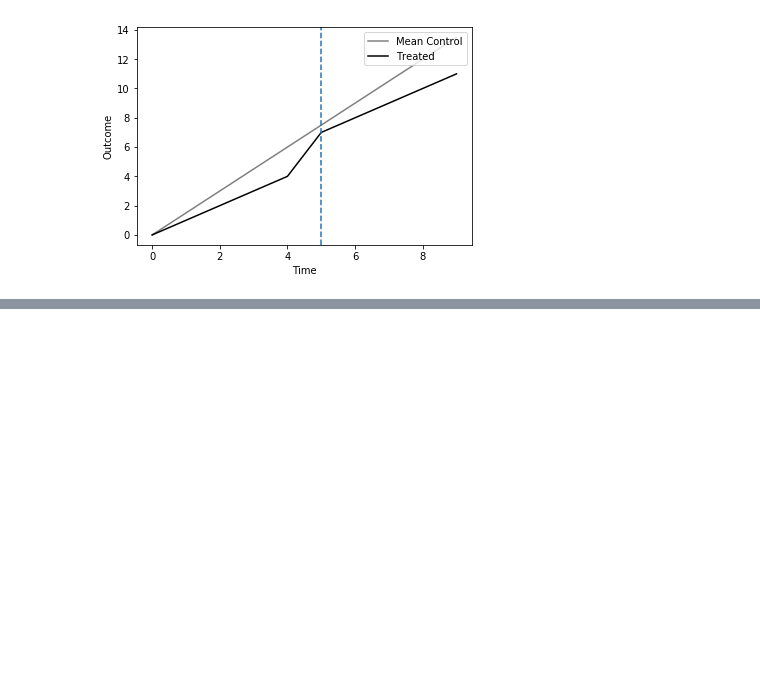
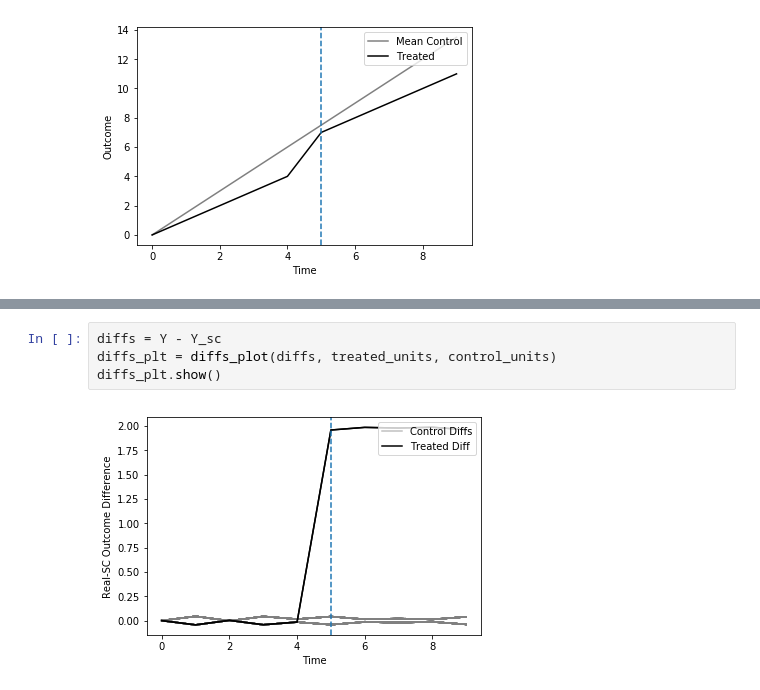
Before and after one commit to microsoft/SparseSC, a Jupyter notebook: examples/DifferentialTrends.ipynb, the cells around one changed output, grey strips where cells are left out. Drawn from its saved outputs; the diff is of its cells as text; blank space fills up the shorter version.

```diff
--- a/examples/DifferentialTrends.ipynb
+++ b/examples/DifferentialTrends.ipynb
@@ -105,0 +151,6 @@ est_te = diffs[0,:]
+# %%
+diffs = Y - Y_sc
+diffs_plt = diffs_plot(diffs, treated_units, control_units)
+diffs_plt.show()
+# %% [output]
+[figure, added]
```
Also changed, not shown: parts of 29 cells of this notebook, 3 other files.
